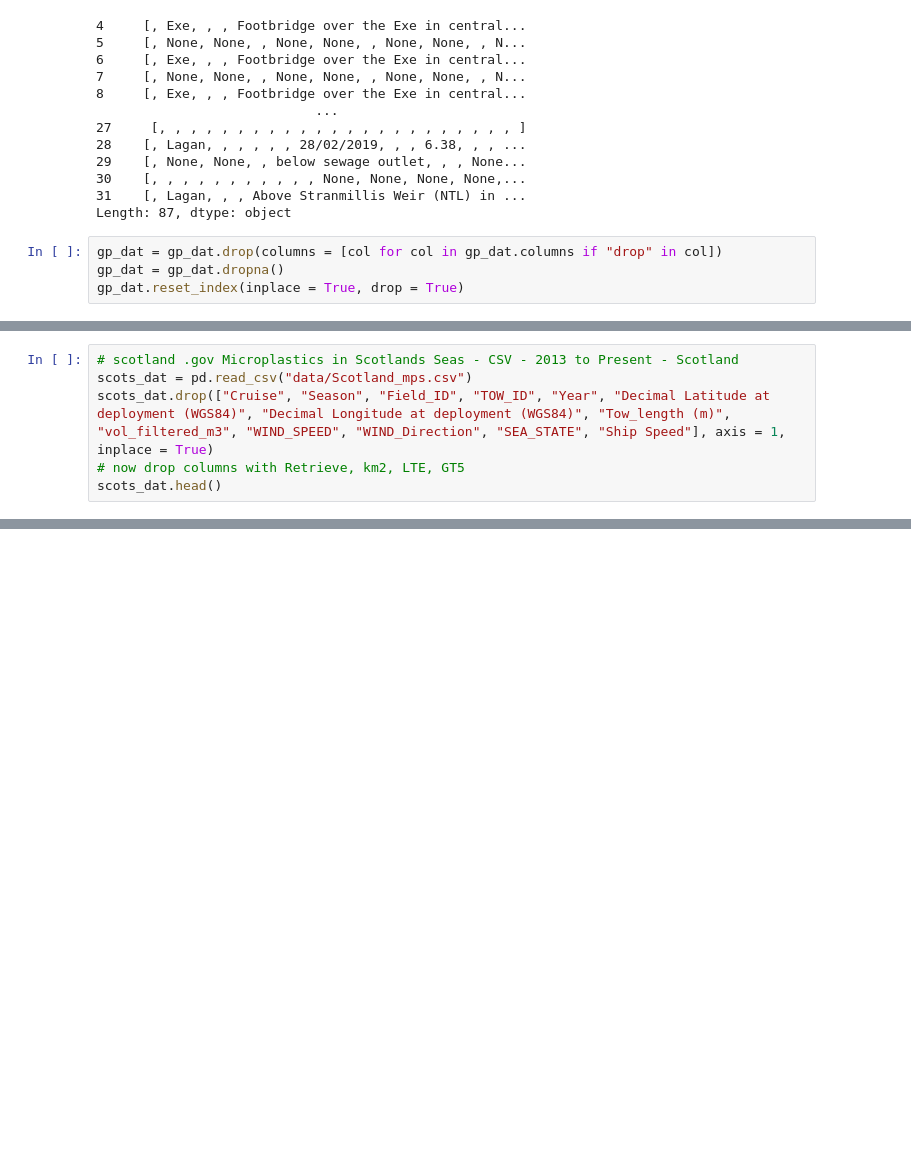
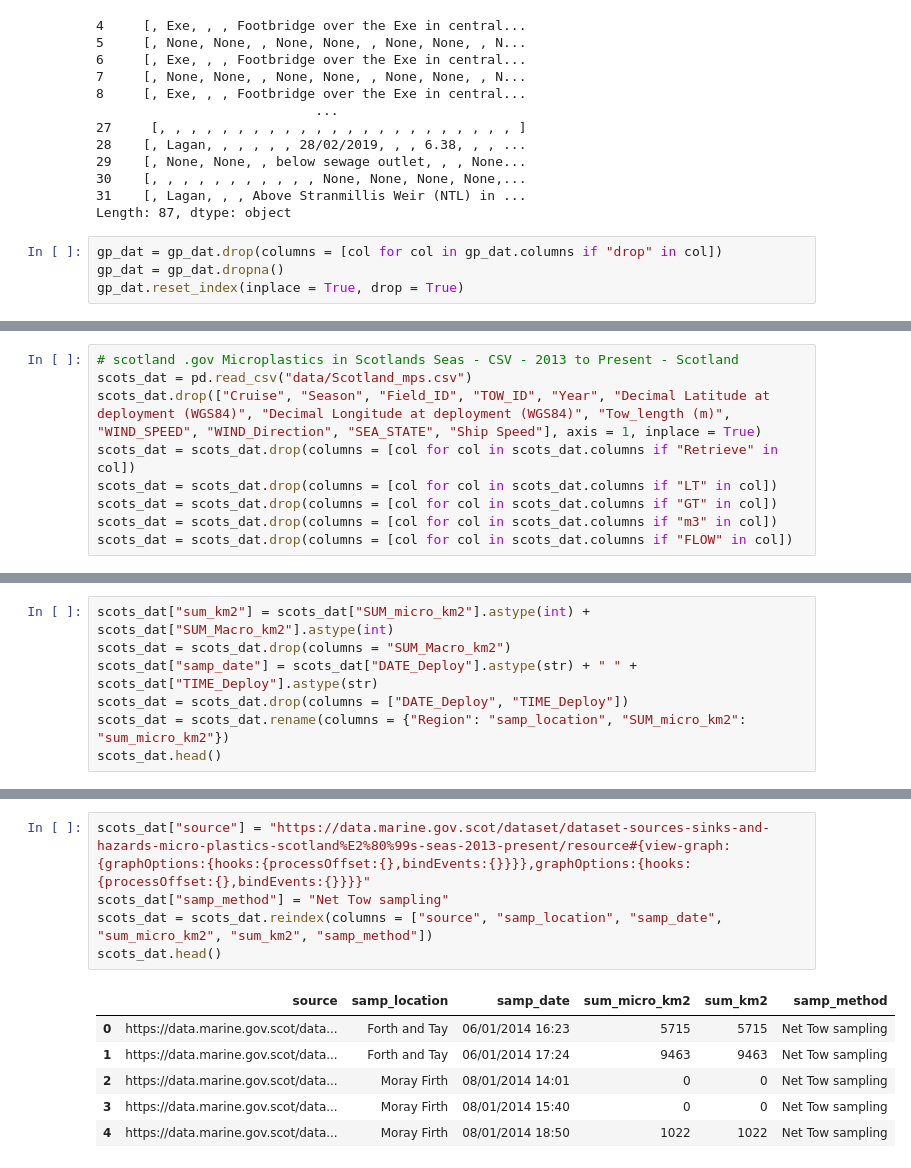
Before and after one commit to fonkerina/Microplastic-Tracker, a Jupyter notebook: data collection.ipynb, the cells around one changed output, grey strips where cells are left out. Saved outputs shown, nothing was run; the diff lists cells and outputs as text; blank space fills up the shorter version.

Commit message:
Completed all data preprocessing

```diff
--- a/data collection.ipynb
+++ b/data collection.ipynb
@@ -95,6 +120,9 @@ cefas_dat.head()
 # %%
 # scotland .gov Microplastics in Scotlands Seas - CSV - 2013 to Present - Scotland
 scots_dat = pd.read_csv("data/Scotland_mps.csv")
-scots_dat.drop(["Cruise", "Season", "Field_ID", "TOW_ID", "Year", "Decimal Latitude at deployment (WGS84)", "Decimal Longitude at deployment (WGS84)", "Tow_length (m)", "vol_filtered_m3", "WIND_SPEED", "WIND_Direction", "SEA_STATE", "Ship Speed"], axis = 1, inplace = True)
-# now drop columns with Retrieve, km2, LTE, GT5
-scots_dat.head()
+scots_dat.drop(["Cruise", "Season", "Field_ID", "TOW_ID", "Year", "Decimal Latitude at deployment (WGS84)", "Decimal Longitude at deployment (WGS84)", "Tow_length (m)", "WIND_SPEED", "WIND_Direction", "SEA_STATE", "Ship Speed"], axis = 1, inplace = True)
+scots_dat = scots_dat.drop(columns = [col for col in scots_dat.columns if "Retrieve" in col])
+scots_dat = scots_dat.drop(columns = [col for col in scots_dat.columns if "LT" in col])
+scots_dat = scots_dat.drop(columns = [col for col in scots_dat.columns if "GT" in col])
+scots_dat = scots_dat.drop(columns = [col for col in scots_dat.columns if "m3" in col])
+scots_dat = scots_dat.drop(columns = [col for col in scots_dat.columns if "FLOW" in col])
@@ -108,0 +129,7 @@ scots_dat.head()
+# %%
+scots_dat["sum_km2"] = scots_dat["SUM_micro_km2"].astype(int) + scots_dat["SUM_Macro_km2"].astype(int)
+scots_dat = scots_dat.drop(columns = "SUM_Macro_km2")
+scots_dat["samp_date"] = scots_dat["DATE_Deploy"].astype(str) + " " + scots_dat["TIME_Deploy"].astype(str)
+scots_dat = scots_dat.drop(columns = ["DATE_Deploy", "TIME_Deploy"])
+scots_dat = scots_dat.rename(columns = {"Region": "samp_location", "SUM_micro_km2": "sum_micro_km2"})
+scots_dat.head()
@@ -109 +143,13 @@ scots_dat.head()
+# %%
+scots_dat["source"] = "https://data.marine.gov.scot/dataset/dataset-sources-sinks-and-hazards-micro-plastics-scotland%E2%80%99s-seas-2013-present/resource#{view-graph:{graphOptions:{hooks:{processOffset:{},bindEvents:{}}}},graphOptions:{hooks:{processOffset:{},bindEvents:{}}}}"
+scots_dat["samp_method"] = "Net Tow sampling"
+scots_dat = scots_dat.reindex(columns = ["source", "samp_location", "samp_date", "sum_micro_km2", "sum_km2", "samp_method"])
+scots_dat.head()
+# %% [output]
+|  | source | samp_location | samp_date | sum_micro_km2 | sum_km2 | samp_method |
+| 0 | https://data.marine.gov.scot/data... | Forth and Tay | 06/01/2014 16:23 | 5715 | 5715 | Net Tow sampling |
+| 1 | https://data.marine.gov.scot/data... | Forth and Tay | 06/01/2014 17:24 | 9463 | 9463 | Net Tow sampling |
+| 2 | https://data.marine.gov.scot/data... | Moray Firth | 08/01/2014 14:01 | 0 | 0 | Net Tow sampling |
+| 3 | https://data.marine.gov.scot/data... | Moray Firth | 08/01/2014 15:40 | 0 | 0 | Net Tow sampling |
+| 4 | https://data.marine.gov.scot/data... | Moray Firth | 08/01/2014 18:50 | 1022 | 1022 | Net Tow sampling |
 # %%
```
Also changed, not shown: parts of 10 cells of this notebook.
